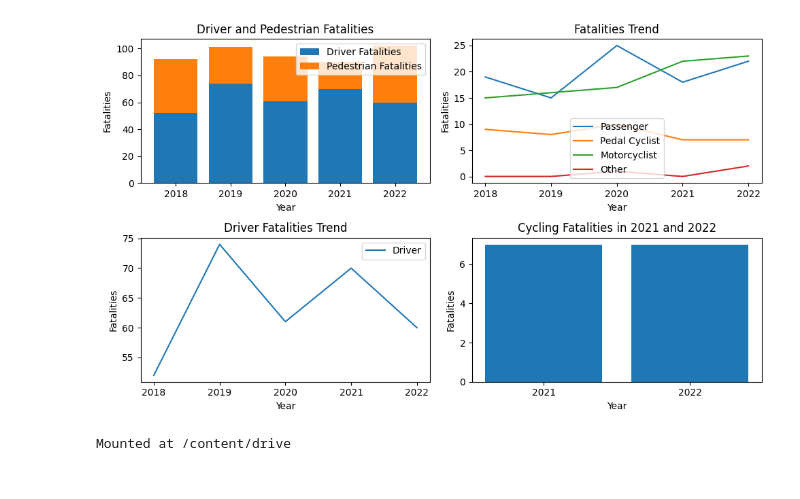
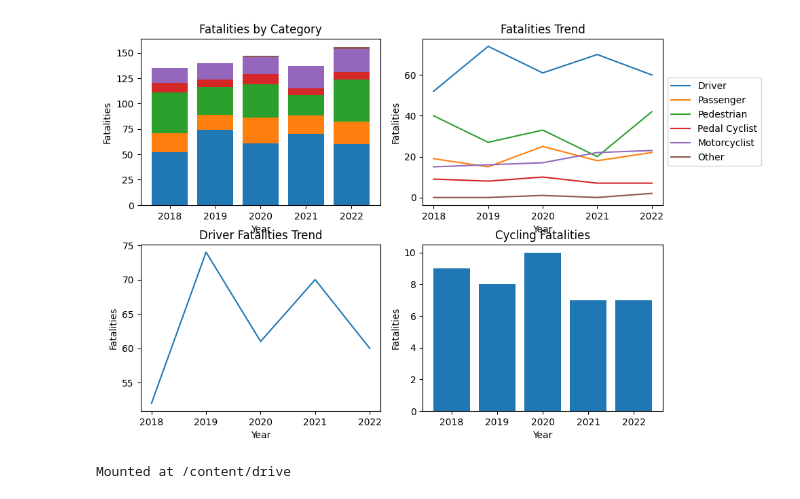
Before and after one commit to RafaelNovais/MasterAI, a Jupyter notebook: RSA_Traffic_Fatalities.ipynb, the cells around one changed output. Saved outputs shown, nothing was run; the diff lists cells and outputs as text; code cells hidden in the pictures.

```diff
--- a/RSA_Traffic_Fatalities.ipynb
+++ b/RSA_Traffic_Fatalities.ipynb
@@ -4,61 +4,71 @@
 import pandas as pd
 import matplotlib.pyplot as plt
 
+# Step 1: Read data from CSV into a DataFrame
+data = pd.read_csv('/content/drive/MyDrive/Colab Notebooks/RSA_Traffic_Fatalities.csv')
 
-data = pd.read_csv('/content/drive/MyDrive/Colab Notebooks/RSA_Traffic_Fatalities.csv')
+# Extract category names and years
 categories = data['Category']
-years = data.columns[1:]
+years = data.columns[1:]  # Skip the first column which contains category names
 
-
+# Step 2: Extract relevant information
 driver_fatalities = data.iloc[0, 1:].values.astype(int)
 passenger_fatalities = data.iloc[1, 1:].values.astype(int)
 pedestrian_fatalities = data.iloc[2, 1:].values.astype(int)
 cycling_fatalities = data.iloc[3, 1:].values.astype(int)
 motorcyclist_fatalities = data.iloc[4, 1:].values.astype(int)
 other_fatalities = data.iloc[5, 1:].values.astype(int)
+
+# Step 3: Create the plot
 plt.figure(figsize=(10, 6))
 
-# Plot 1: Bar chart for driver and pedestrian fatalities in 2022
+# Plot 1: Bar chart for all categories
 plt.subplot(2, 2, 1)
-plt.bar(years, driver_fatalities, label='Driver Fatalities')
-plt.bar(years, pedestrian_fatalities, bottom=driver_fatalities, label='Pedestrian Fatalities')
-plt.title('Driver and Pedestrian Fatalities')
+plt.bar(years, driver_fatalities, label='Driver')
+plt.bar(years, passenger_fatalities, bottom=driver_fatalities, label='Passenger')
+plt.bar(years, pedestrian_fatalities, bottom=passenger_fatalities+driver_fatalities, label='Pedestrian')
+plt.bar(years, cycling_fatalities, bottom=passenger_fatalities+driver_fatalities+pedestrian_fatalities, label='Pedal Cyclist')
+plt.bar(years, motorcyclist_fatalities, bottom=passenger_fatalities+driver_fatalities+pedestrian_fatalities+cycling_fatalities, label='Motorcyclist')
+plt.bar(years, other_fatalities, bottom=passenger_fatalities+driver_fatalities+pedestrian_fatalities+cycling_fatalities+motorcyclist_fatalities, label='Other')
+plt.title('Fatalities by Category')
 plt.xlabel('Year')
 plt.ylabel('Fatalities')
-plt.legend()
 
 # Plot 2: Line plot for fatalities trends
 plt.subplot(2, 2, 2)
+plt.plot(years, driver_fatalities, label='Driver')
 plt.plot(years, passenger_fatalities, label='Passenger')
+plt.plot(years, pedestrian_fatalities, label='Pedestrian')
 plt.plot(years, cycling_fatalities, label='Pedal Cyclist')
 plt.plot(years, motorcyclist_fatalities, label='Motorcyclist')
 plt.plot(years, other_fatalities, label='Other')
 plt.title('Fatalities Trend')
 plt.xlabel('Year')
 plt.ylabel('Fatalities')
-plt.legend()
+
+# Add legend for all categories
+plt.legend(categories, loc='center left', bbox_to_anchor=(1, 0.5))
+
+plt.tight_layout()
 
 # Plot 3: Line plot for driver fatalities trend
 plt.subplot(2, 2, 3)
 plt.plot(years, driver_fatalities, label='Driver')
 plt.title('Driver Fatalities Trend')
 plt.xlabel('Year')
 plt.ylabel('Fatalities')
-plt.legend()
 
 # Plot 4: Cycling fatalities in 2021 and 2022
 plt.subplot(2, 2, 4)
-plt.bar(['2021', '2022'], [cycling_fatalities[-2], cycling_fatalities[-1]])
-plt.title('Cycling Fatalities in 2021 and 2022')
+plt.bar(years, cycling_fatalities, label='Cycling')
+plt.title('Cycling Fatalities')
 plt.xlabel('Year')
 plt.ylabel('Fatalities')
 
-plt.tight_layout()
-
 # Step 4: Show the plot
 plt.show()
 # %% [output]
-[figure, old version]
+[figure, new version]
 # %%
 from google.colab import drive
 drive.mount('/content/drive')
```
Also changed, not shown: parts of 1 cell of this notebook.
